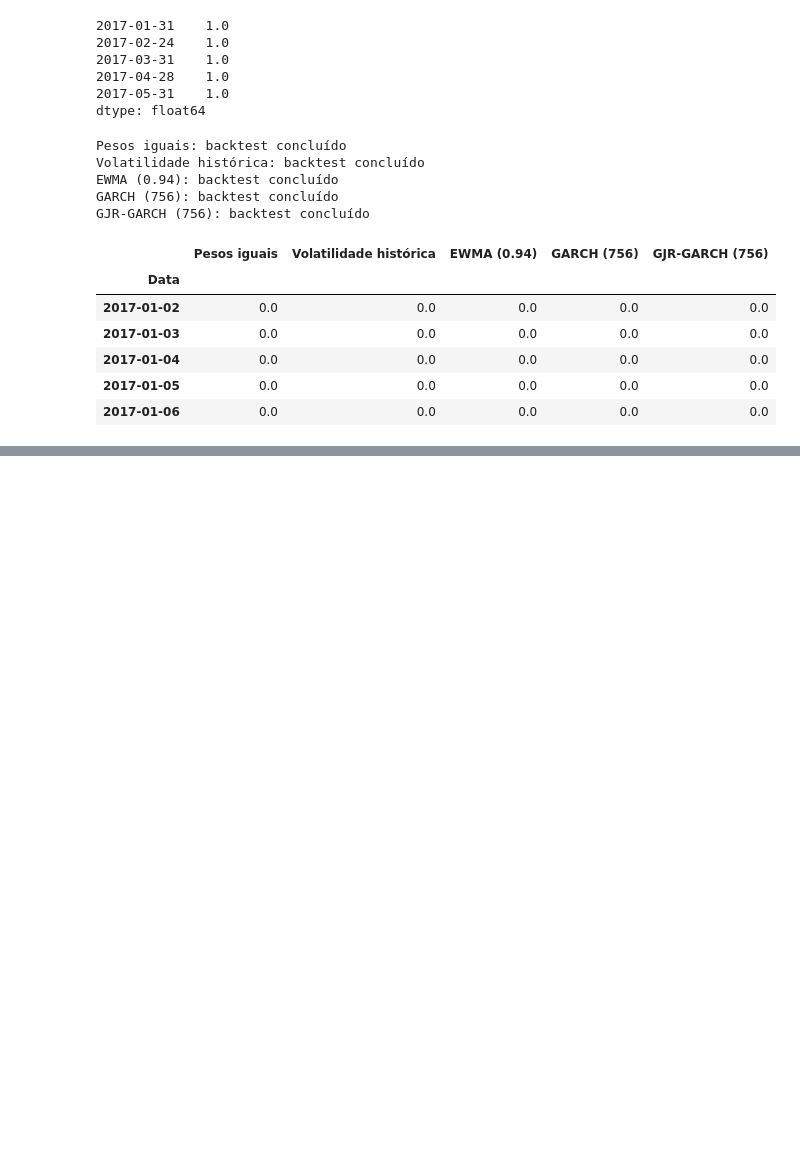
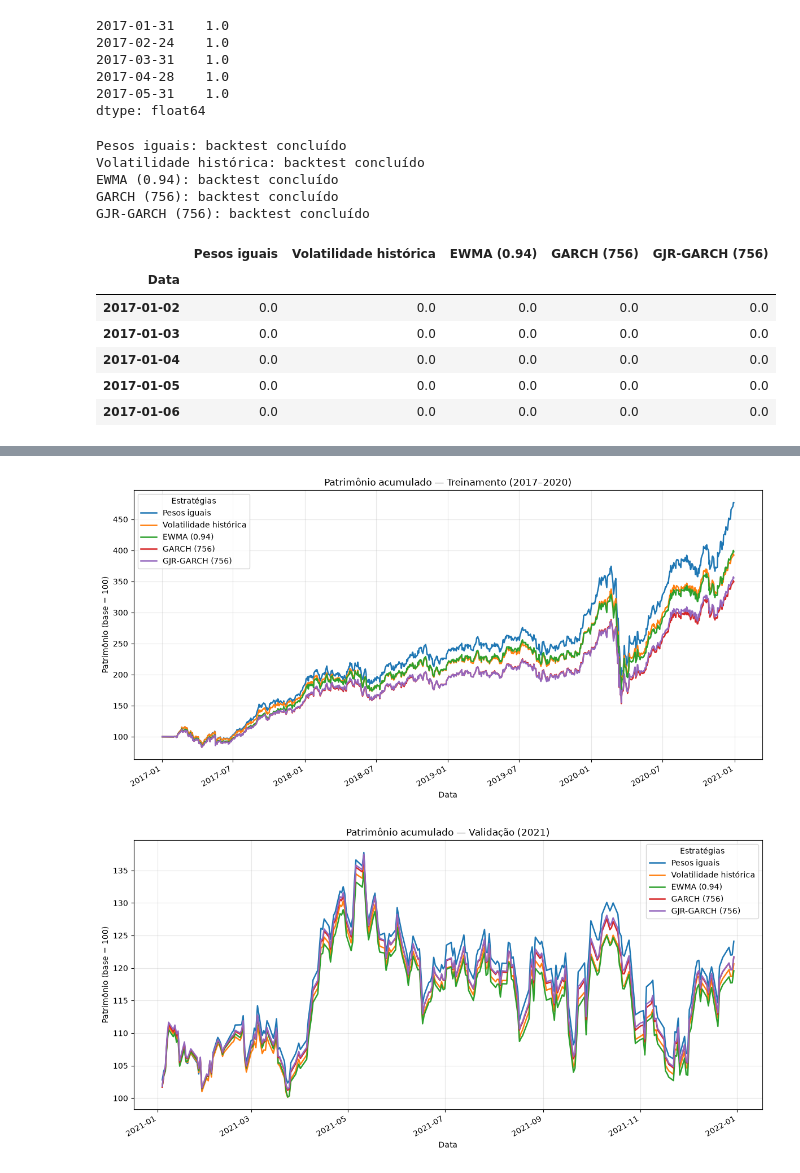
Before and after one commit to julioturolla/TraineeFGVquant, a Jupyter notebook: notebooks e resultados/modelos volatilidade/comparacao_modelos_volatilidade.ipynb, the cells around one changed output, grey strips where cells are left out. Cells and saved outputs as stored; diff of their text form; code cells hidden in the pictures; blank space fills up the shorter version.

Commit message:
probleminha no ewma mais graficos de patrimonio acumulado

```diff
--- a/notebooks e resultados/modelos volatilidade/comparacao_modelos_volatilidade.ipynb
+++ b/notebooks e resultados/modelos volatilidade/comparacao_modelos_volatilidade.ipynb
@@ -414,3 +403,35 @@ Validação (2021) — Diferenças em relação aos pesos iguais
 | EWMA (0.94) | -4.642 | -0.724 | -0.107 | -0.738 | 1.218 |
 | GARCH (756) | -2.486 | -0.452 | -0.056 | -0.678 | 0.969 |
 | GJR-GARCH (756) | -2.459 | -0.358 | -0.056 | -0.728 | 0.821 |
+# %%
+import matplotlib.pyplot as plt
+from funcoes_momentum import aplicar_custos
+
+for periodo, (inicio, fim) in periodos.items():
+
+    patrimonio = pd.DataFrame({
+        nome: (
+            1 + aplicar_custos(
+                resultado.loc[inicio:fim],
+                custo=0.001
+            )
+        ).cumprod() * 100
+        for nome, resultado in resultados.items()
+    })
+
+    ax = patrimonio.plot(
+        figsize=(12, 6),
+        linewidth=1.8,
+        title=f"Patrimônio acumulado — {periodo}"
+    )
+
+    ax.set_xlabel("Data")
+    ax.set_ylabel("Patrimônio (base = 100)")
+    ax.grid(alpha=0.3)
+    ax.legend(title="Estratégias")
+
+    plt.tight_layout()
+    plt.show()
+# %% [output]
+[figure, added]
+[figure, added]
```
Also changed, not shown: parts of 3 cells of this notebook, 2 other files.
